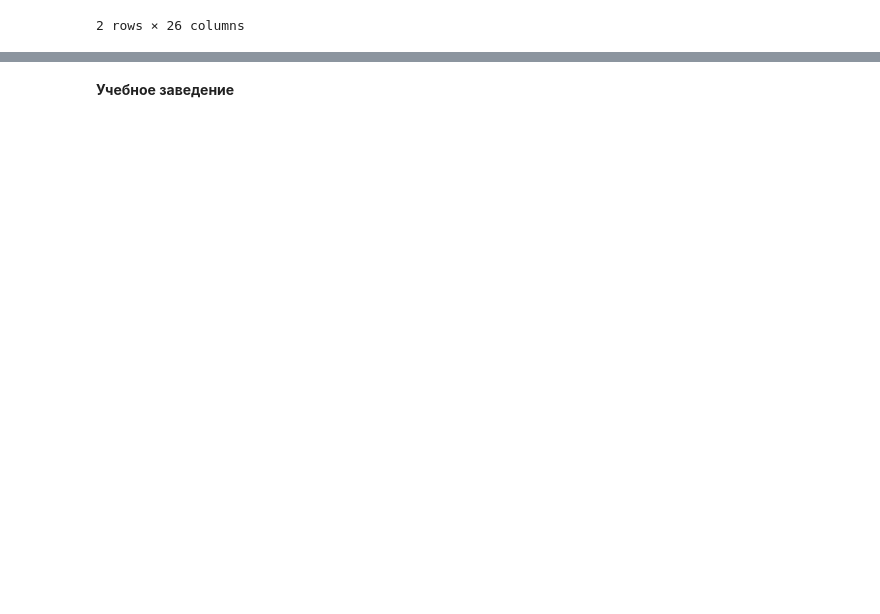
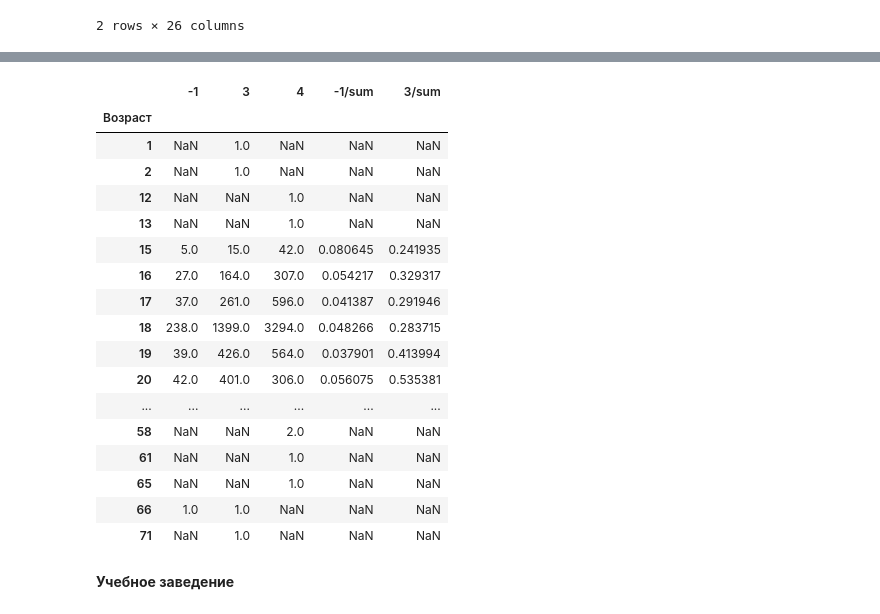
Before and after one commit to EvgeniiOljunin/AltayGU, a Jupyter notebook: altay_v_0.ipynb, the cells around one changed output, grey strips where cells are left out. Cells and saved outputs as stored; diff of their text form; code cells hidden in the pictures; blank space fills up the shorter version.

```diff
--- a/altay_v_0.ipynb
+++ b/altay_v_0.ipynb
@@ -430,3 +449,6 @@ df[df['Возраст']<12]
 | 1470 | 70617 | 1579 | 2015 | 0 | ДН | Немецкий язык | 2013-03-16 | ФГБОУ ВПО "Алтайский государствен... | ... |
 | 4870 | 49234 | 1186 | 2013 | 1 | ОО | Английский язык | 2012-06-26 | МБОУ "СОШ №7" г. Рубцовск | ... |
 2 rows × 26 columns
+# %%
+df_age_status = df.pivot_table(index = 'Возраст', columns = 'Статус', values = 'ID', aggfunc = ['count'])
+df_age_status
@@ -432,0 +475,25 @@ df[df['Возраст']<12]
+# %%
+df_age_status.columns = ['-1', '3', '4']
+# %%
+df_age_status['-1/sum']=df_age_status['-1']/(df_age_status['-1']+df_age_status['3']+df_age_status['4'])
+df_age_status['3/sum']=df_age_status['3']/(df_age_status['-1']+df_age_status['3']+df_age_status['4'])
+df_age_status
+# %% [output]
+|  | -1 | 3 | 4 | -1/sum | 3/sum |
+| Возраст |  |  |  |  |  |
+| 1 | NaN | 1.0 | NaN | NaN | NaN |
+| 2 | NaN | 1.0 | NaN | NaN | NaN |
+| 12 | NaN | NaN | 1.0 | NaN | NaN |
+| 13 | NaN | NaN | 1.0 | NaN | NaN |
+| 15 | 5.0 | 15.0 | 42.0 | 0.080645 | 0.241935 |
+| 16 | 27.0 | 164.0 | 307.0 | 0.054217 | 0.329317 |
+| 17 | 37.0 | 261.0 | 596.0 | 0.041387 | 0.291946 |
+| 18 | 238.0 | 1399.0 | 3294.0 | 0.048266 | 0.283715 |
+| 19 | 39.0 | 426.0 | 564.0 | 0.037901 | 0.413994 |
+| 20 | 42.0 | 401.0 | 306.0 | 0.056075 | 0.535381 |
+| ... | ... | ... | ... | ... | ... |
+| 58 | NaN | NaN | 2.0 | NaN | NaN |
+| 61 | NaN | NaN | 1.0 | NaN | NaN |
+| 65 | NaN | NaN | 1.0 | NaN | NaN |
+| 66 | 1.0 | 1.0 | NaN | NaN | NaN |
+| 71 | NaN | 1.0 | NaN | NaN | NaN |
```
Also changed, not shown: parts of 76 cells of this notebook.
